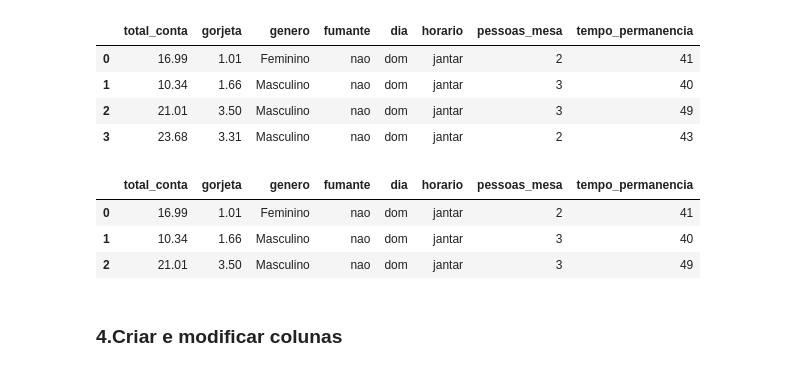
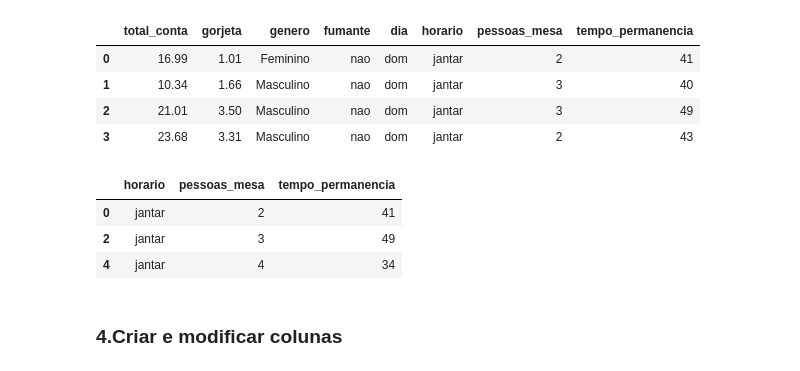
Before and after one commit to paulacca467/intro_python_verao_ime_2023, a Jupyter notebook: notebooks/aula02.ipynb, the cells around one changed output. Saved outputs shown, nothing was run; the diff lists cells and outputs as text; code cells hidden in the pictures.

```diff
--- a/notebooks/aula02.ipynb
+++ b/notebooks/aula02.ipynb
@@ -632,14 +632,14 @@ df.loc[0:3] # pega valor do ultimo índice
 | 3 | 23.68 | 3.31 | Masculino | nao | dom | jantar | 2 | 43 |
 # %%
 # resgatando as primeiras três linhas do dataset
-df.iloc[0:3] # não pega o valor do último índice
-# df.iloc[:, 1:3] # todos os dados da segunda e terceira coluna
-# df.iloc[[0,2,4], 5:8] # 1º,3º e 5º elementos e 6ª a 8ª colunas
+#df.iloc[0:3] # não pega o valor do último índice
+#df.iloc[:, 1:3] # todos os dados da segunda e terceira coluna
+df.iloc[[0,2,4], 5:8] # 1º,3º e 5º elementos e 6ª a 8ª colunas
 # %% [output]
-|  | total_conta | gorjeta | genero | fumante | dia | horario | pessoas_mesa | tempo_permanencia |
-| 0 | 16.99 | 1.01 | Feminino | nao | dom | jantar | 2 | 41 |
-| 1 | 10.34 | 1.66 | Masculino | nao | dom | jantar | 3 | 40 |
-| 2 | 21.01 | 3.50 | Masculino | nao | dom | jantar | 3 | 49 |
+|  | horario | pessoas_mesa | tempo_permanencia |
+| 0 | jantar | 2 | 41 |
+| 2 | jantar | 3 | 49 |
+| 4 | jantar | 4 | 34 |
 # %% [markdown]
 ### 4.Criar e modificar colunas
 # %%
```
Also changed, not shown: parts of 5 cells of this notebook, 1 other file.
